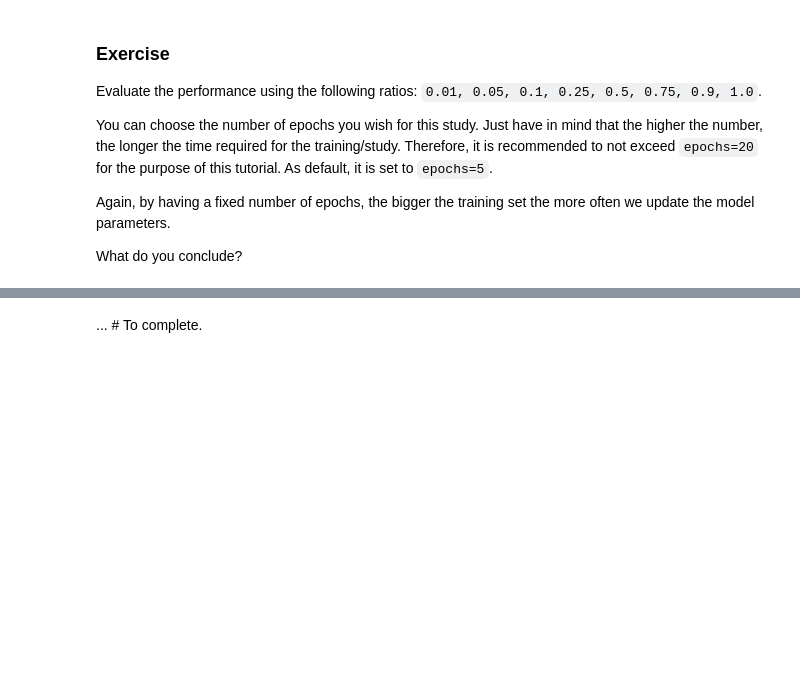
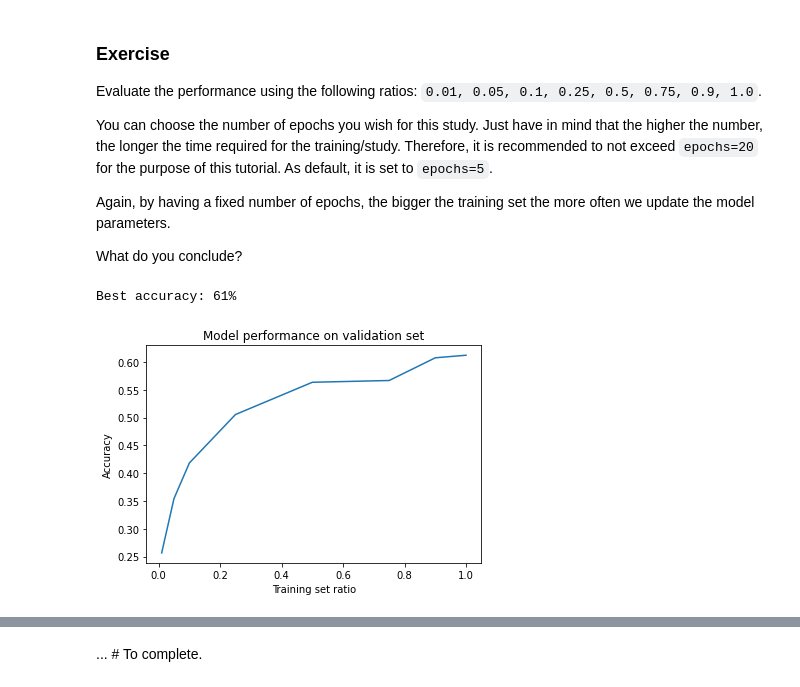
Before and after one commit to cic4k/IVADO_DL, a Jupyter notebook: tutorial1_data_exercise.ipynb, the cells around one changed output, grey strips where cells are left out. Drawn from its saved outputs; the diff is of its cells as text; code cells hidden in the pictures; blank space fills up the shorter version.

```diff
--- a/tutorial1_data_exercise.ipynb
+++ b/tutorial1_data_exercise.ipynb
@@ -877,7 +901,7 @@ This function generates a plot showing the performance (in terms of accuracy) as
 
 It is important to note that by fixing the number of epochs, as the size of the training set increases we perform more parameter updates. Hence, the overall study is not completely fair since we do not train on a fixed number of iterations. However, our goal here is to evaluate the relationship between the performance of a model and the number of examples in the training set.
 # %%
-def performance_study(ratio_list, epochs=5, seed=1234):
+def performance_study(ratio_list, epochs=5, seed=1234, verbose_eval=False):
   """
   Args:
      ratio_list: list of ratio numbers to be considered.
@@ -900,7 +924,7 @@ def performance_study(ratio_list, epochs=5, seed=1234):
     )
     acc, _ = evaluate_classes(
         trained_model, valid_imgs, valid_labels, batch_size=32,
-        verbose=False
+        verbose=verbose_eval
     )
     results.append(acc)
 
@@ -922,4 +946,7 @@ Again, by having a fixed number of epochs, the bigger the training set the more
 What do you conclude?
 # %%
 ratio_list = [0.01, 0.05, 0.1, 0.25, 0.5, 0.75, 0.9, 1.0]
-... # To complete.
+performance_study(ratio_list= ratio_list, epochs= 5)
+# %% [output]
+Best accuracy: 61%
+[figure, added]
```
Also changed, not shown: parts of 12 cells of this notebook.
